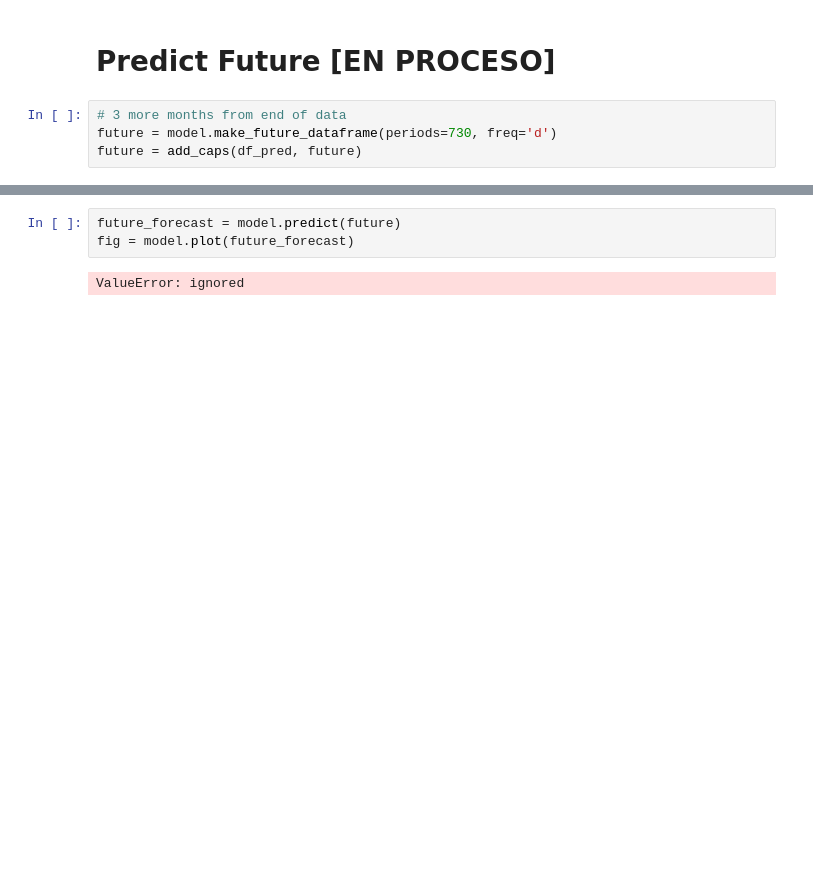
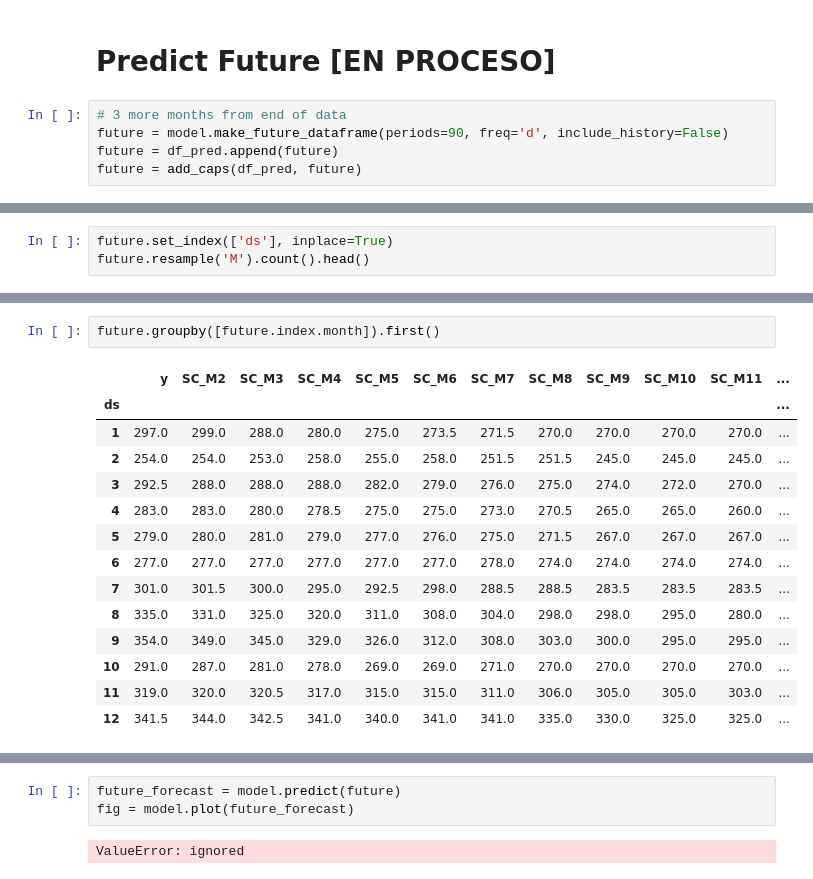
Before and after one commit to MateoPeri/steel-scrap-predictor, a Jupyter notebook: Steel Scrap Predictor.ipynb, the cells around one changed output, grey strips where cells are left out. Cells and saved outputs as stored; diff of their text form; blank space fills up the shorter version.

```diff
--- a/Steel Scrap Predictor.ipynb
+++ b/Steel Scrap Predictor.ipynb
@@ -223,5 +208,6 @@ Accuracy: 96.35%
 # Predict Future [EN PROCESO]
 # %%
 # 3 more months from end of data
-future = model.make_future_dataframe(periods=730, freq='d')
+future = model.make_future_dataframe(periods=90, freq='d', include_history=False)
+future = df_pred.append(future)
 future = add_caps(df_pred, future)
@@ -229,0 +224,3 @@ future = add_caps(df_pred, future)
+# %%
+future.set_index(['ds'], inplace=True)
+future.resample('M').count().head()
@@ -229,0 +246,17 @@ future = add_caps(df_pred, future)
+# %%
+future.groupby([future.index.month]).first()
+# %% [output]
+|  | y | SC_M2 | SC_M3 | SC_M4 | SC_M5 | SC_M6 | SC_M7 | SC_M8 | SC_M9 | SC_M10 | SC_M11 | ... |
+| ds |  |  |  |  |  |  |  |  |  |  |  | ... |
+| 1 | 297.0 | 299.0 | 288.0 | 280.0 | 275.0 | 273.5 | 271.5 | 270.0 | 270.0 | 270.0 | 270.0 | ... |
+| 2 | 254.0 | 254.0 | 253.0 | 258.0 | 255.0 | 258.0 | 251.5 | 251.5 | 245.0 | 245.0 | 245.0 | ... |
+| 3 | 292.5 | 288.0 | 288.0 | 288.0 | 282.0 | 279.0 | 276.0 | 275.0 | 274.0 | 272.0 | 270.0 | ... |
+| 4 | 283.0 | 283.0 | 280.0 | 278.5 | 275.0 | 275.0 | 273.0 | 270.5 | 265.0 | 265.0 | 260.0 | ... |
+| 5 | 279.0 | 280.0 | 281.0 | 279.0 | 277.0 | 276.0 | 275.0 | 271.5 | 267.0 | 267.0 | 267.0 | ... |
+| 6 | 277.0 | 277.0 | 277.0 | 277.0 | 277.0 | 277.0 | 278.0 | 274.0 | 274.0 | 274.0 | 274.0 | ... |
+| 7 | 301.0 | 301.5 | 300.0 | 295.0 | 292.5 | 298.0 | 288.5 | 288.5 | 283.5 | 283.5 | 283.5 | ... |
+| 8 | 335.0 | 331.0 | 325.0 | 320.0 | 311.0 | 308.0 | 304.0 | 298.0 | 298.0 | 295.0 | 280.0 | ... |
+| 9 | 354.0 | 349.0 | 345.0 | 329.0 | 326.0 | 312.0 | 308.0 | 303.0 | 300.0 | 295.0 | 295.0 | ... |
+| 10 | 291.0 | 287.0 | 281.0 | 278.0 | 269.0 | 269.0 | 271.0 | 270.0 | 270.0 | 270.0 | 270.0 | ... |
+| 11 | 319.0 | 320.0 | 320.5 | 317.0 | 315.0 | 315.0 | 311.0 | 306.0 | 305.0 | 305.0 | 303.0 | ... |
+| 12 | 341.5 | 344.0 | 342.5 | 341.0 | 340.0 | 341.0 | 341.0 | 335.0 | 330.0 | 325.0 | 325.0 | ... |
```
Also changed, not shown: parts of 23 cells of this notebook.
